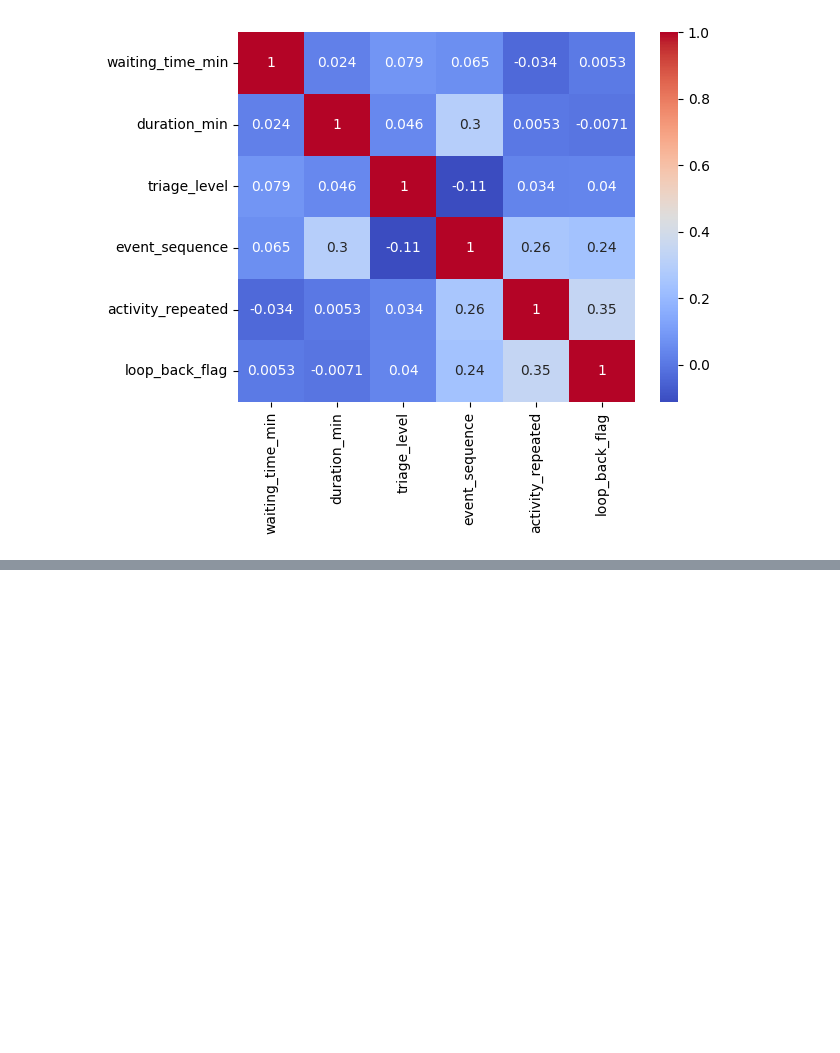
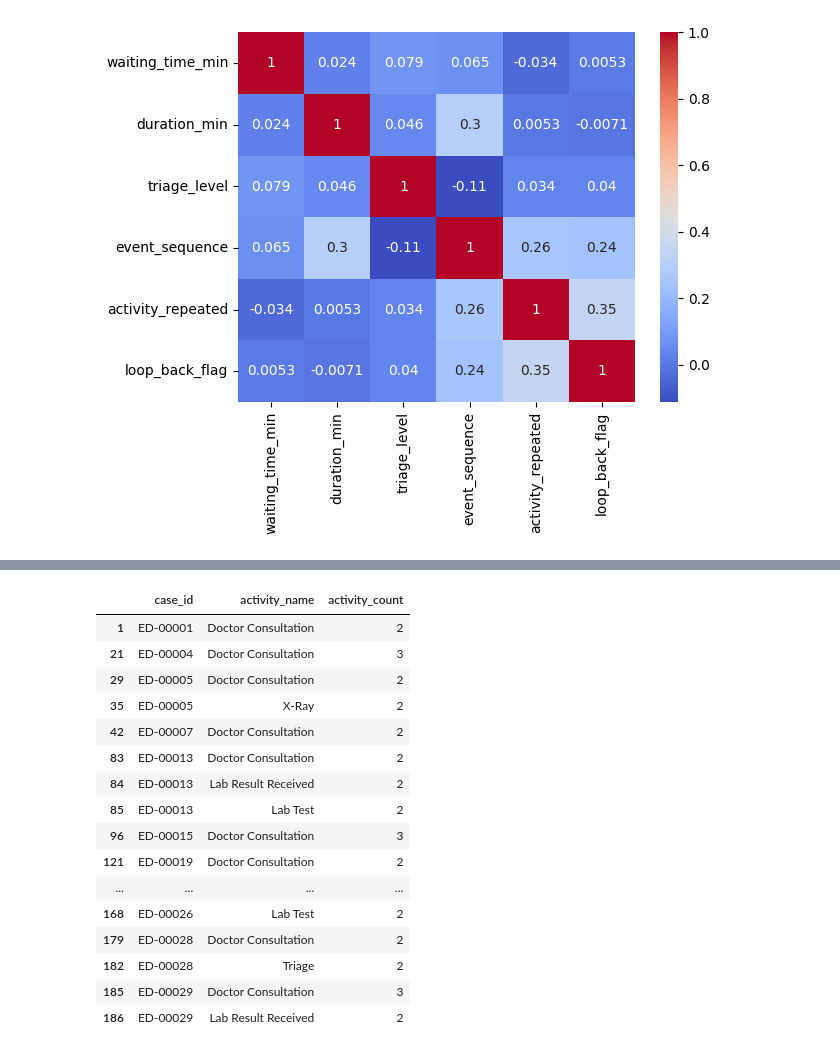
Before and after one commit to udayupmanyuu-spec/infotact-projects, a Jupyter notebook: Notebook/01_Dataset_understanding.ipynb, the cells around one changed output, grey strips where cells are left out. Saved outputs shown, nothing was run; the diff lists cells and outputs as text; code cells hidden in the pictures; blank space fills up the shorter version.

```diff
--- a/Notebook/01_Dataset_understanding.ipynb
+++ b/Notebook/01_Dataset_understanding.ipynb
@@ -495,0 +577,28 @@ df[['waiting_time_min', 'duration_min']].describe()
+# %%
+repeat_activity = (
+    df.groupby(["case_id", "activity_name"]).size().reset_index(name="activity_count")
+)
+
+repeat_activity = repeat_activity[
+    repeat_activity["activity_count"] > 1
+]
+
+repeat_activity.head(20)
+# %% [output]
+|  | case_id | activity_name | activity_count |
+| 1 | ED-00001 | Doctor Consultation | 2 |
+| 21 | ED-00004 | Doctor Consultation | 3 |
+| 29 | ED-00005 | Doctor Consultation | 2 |
+| 35 | ED-00005 | X-Ray | 2 |
+| 42 | ED-00007 | Doctor Consultation | 2 |
+| 83 | ED-00013 | Doctor Consultation | 2 |
+| 84 | ED-00013 | Lab Result Received | 2 |
+| 85 | ED-00013 | Lab Test | 2 |
+| 96 | ED-00015 | Doctor Consultation | 3 |
+| 121 | ED-00019 | Doctor Consultation | 2 |
+| ... | ... | ... | ... |
+| 168 | ED-00026 | Lab Test | 2 |
+| 179 | ED-00028 | Doctor Consultation | 2 |
+| 182 | ED-00028 | Triage | 2 |
+| 185 | ED-00029 | Doctor Consultation | 3 |
+| 186 | ED-00029 | Lab Result Received | 2 |
```
Also changed, not shown: parts of 7 cells of this notebook.
